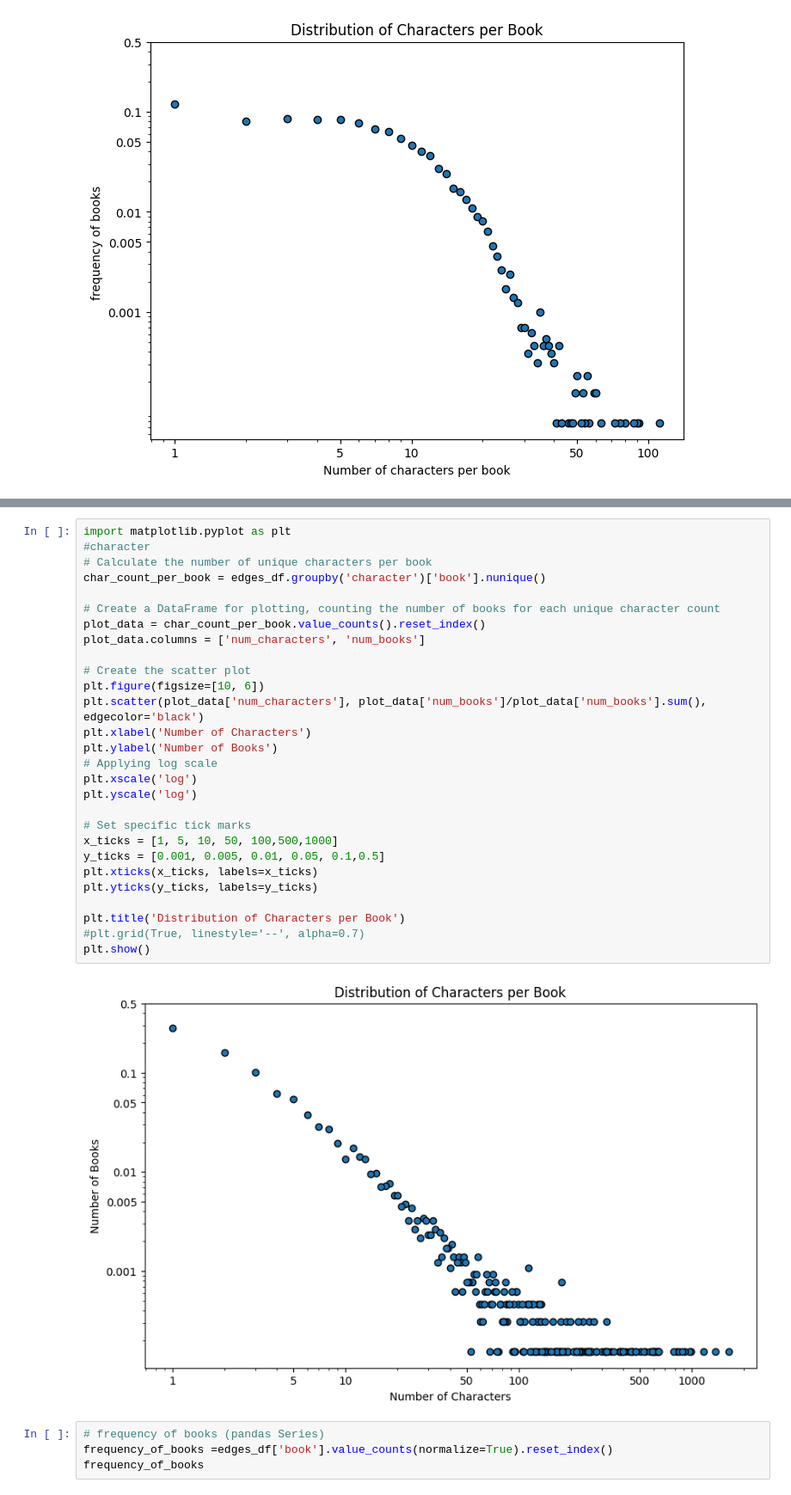
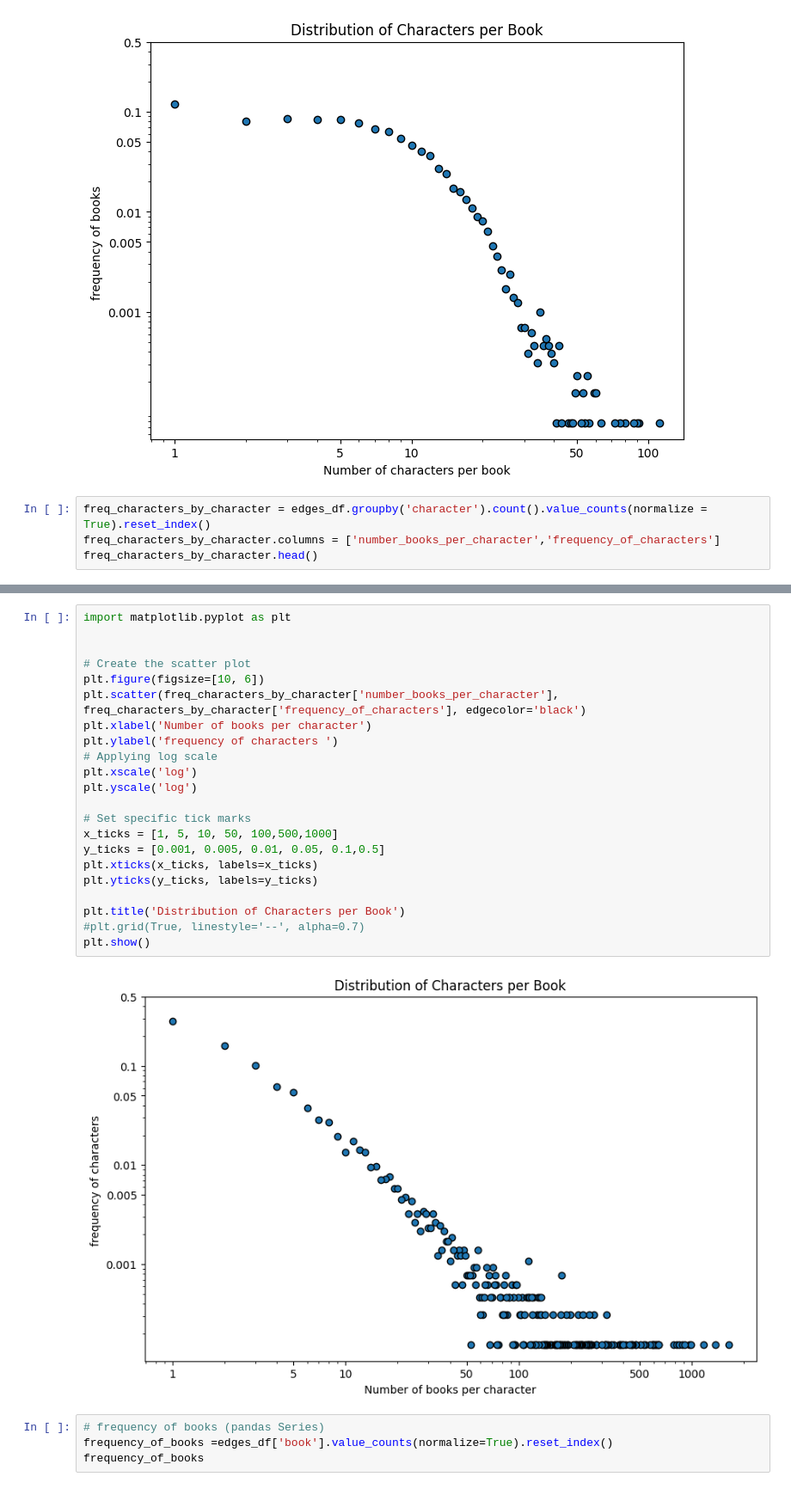
Before and after one commit to alejomaar/Network-Science-for-Data-Analytics, a Jupyter notebook: mini_project/notebook.ipynb, the cells around one changed output, grey strips where cells are left out. Shown at 86% size. Saved outputs shown, nothing was run; the diff lists cells and outputs as text.

Commit message:
feat: add Number of books per character plot

```diff
--- a/mini_project/notebook.ipynb
+++ b/mini_project/notebook.ipynb
@@ -121,3 +121,7 @@ plt.title('Distribution of Characters per Book')
 plt.show()
 # %% [output]
 [figure]
+# %%
+freq_characters_by_character = edges_df.groupby('character').count().value_counts(normalize = True).reset_index()
+freq_characters_by_character.columns = ['number_books_per_character','frequency_of_characters']
+freq_characters_by_character.head()
@@ -124,33 +135,27 @@ plt.show()
 # %%
 import matplotlib.pyplot as plt
-#character
-# Calculate the number of unique characters per book
-char_count_per_book = edges_df.groupby('character')['book'].nunique()
 
-# Create a DataFrame for plotting, counting the number of books for each unique character count
-plot_data = char_count_per_book.value_counts().reset_index()
-plot_data.columns = ['num_characters', 'num_books']
 
 # Create the scatter plot
 plt.figure(figsize=[10, 6])
-plt.scatter(plot_data['num_characters'], plot_data['num_books']/plot_data['num_books'].sum(), edgecolor='black')
-plt.xlabel('Number of Characters')
-plt.ylabel('Number of Books')
+plt.scatter(freq_characters_by_character['number_books_per_character'], freq_characters_by_character['frequency_of_characters'], edgecolor='black')
+plt.xlabel('Number of books per character')
+plt.ylabel('frequency of characters ')
 # Applying log scale
 plt.xscale('log')
 plt.yscale('log')
 
 # Set specific tick marks
 x_ticks = [1, 5, 10, 50, 100,500,1000]
 y_ticks = [0.001, 0.005, 0.01, 0.05, 0.1,0.5]
 plt.xticks(x_ticks, labels=x_ticks)
 plt.yticks(y_ticks, labels=y_ticks)
 
 plt.title('Distribution of Characters per Book')
 #plt.grid(True, linestyle='--', alpha=0.7)
 plt.show()
 # %% [output]
-[figure, old version]
+[figure, new version]
 # %%
 # frequency of books (pandas Series)
 frequency_of_books =edges_df['book'].value_counts(normalize=True).reset_index()
```
Also changed, not shown: parts of 1 cell of this notebook.
